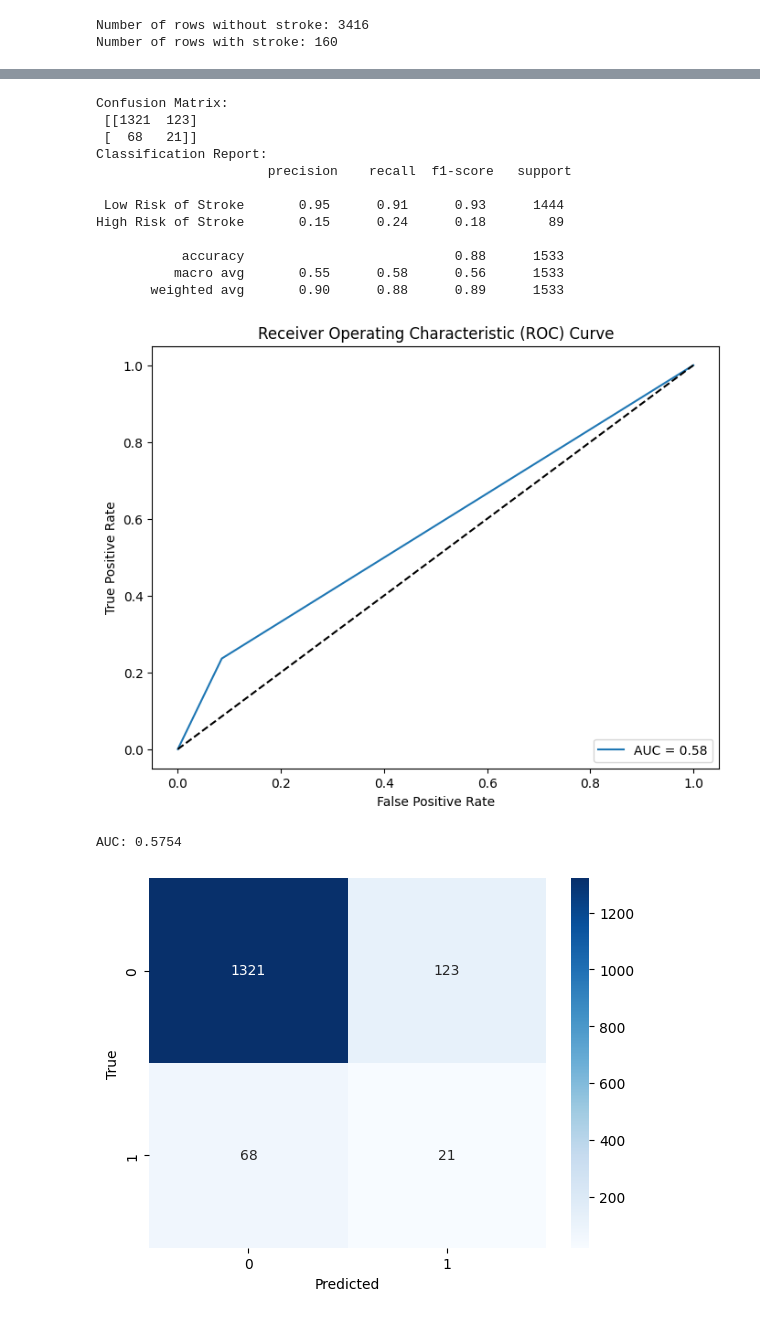
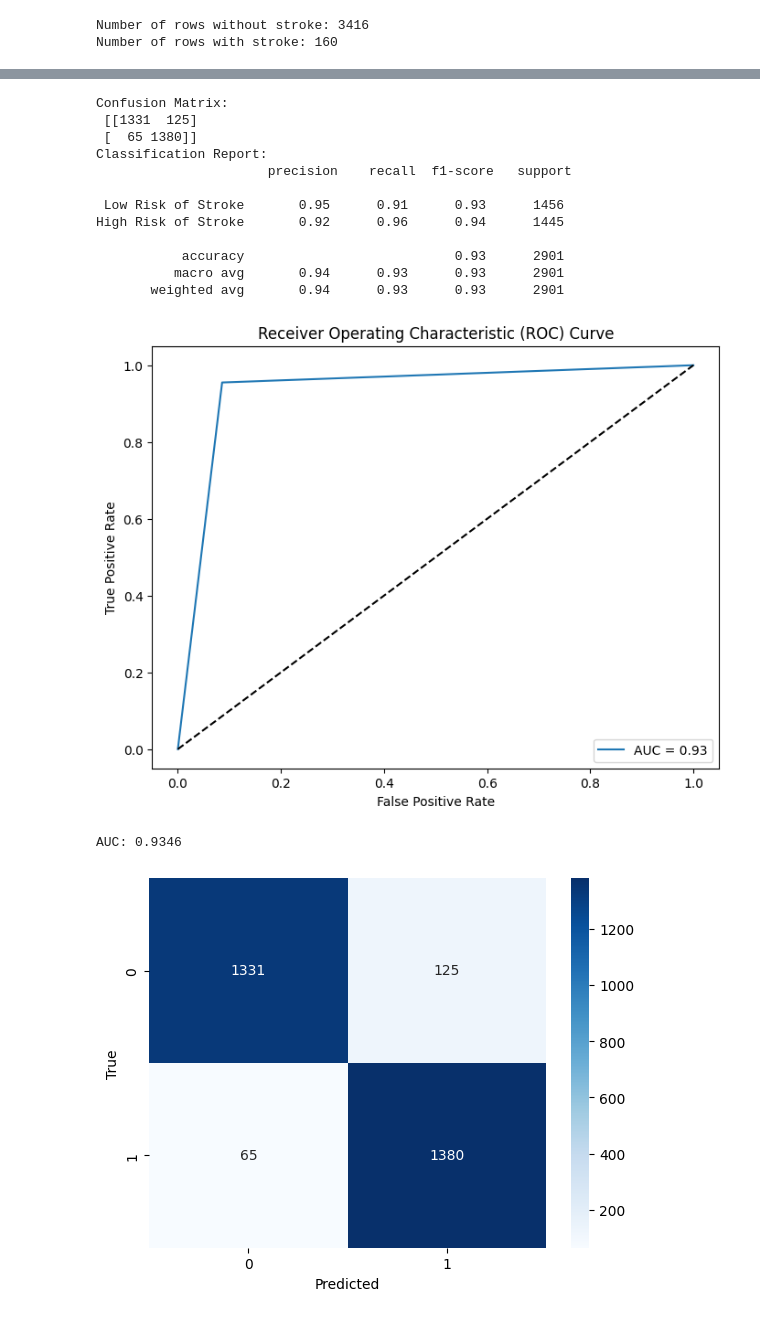
Before and after one commit to WSNekoWay/AI_ALP_Bryan---Hans, a Jupyter notebook: random_forest_stroke.ipynb, the cells around one changed output, grey strips where cells are left out. Drawn from its saved outputs; the diff is of its cells as text; code cells hidden in the pictures.

```diff
--- a/random_forest_stroke.ipynb
+++ b/random_forest_stroke.ipynb
@@ -426,3 +427,8 @@ X_train_smt, y_train_smt = smt.fit_resample(X_train, y_train)
+# %%
+smt  = SMOTE(random_state=42)
+X_smt, y_smt = smt.fit_resample(X, y)
+
+X_train_smt, X_test_smt, y_train_smt, y_test_smt = train_test_split(X_smt, y_smt, test_size=0.3, random_state=42)
 # %%
 print("X train: ", X_train_smt.shape)
 print("Y train: ", y_train_smt.shape)
@@ -447,3 +453,6 @@ Number of rows with stroke: 3416
+# %%
+X_train_smt[numerical_cols] = scaler.fit_transform(X_train_smt[numerical_cols])
+X_test_smt[numerical_cols] = scaler.transform(X_test_smt[numerical_cols])
 # %%
 best_params = None
 
@@ -517,6 +527,8 @@ AUC: 0.5940
 # %%
 adasyn = ADASYN(sampling_strategy='minority', random_state=42, n_neighbors=5)
-X_train_adasyn, y_train_adasyn = adasyn.fit_resample(X_train, y_train)
+X_adasyn, y_adasyn = adasyn.fit_resample(X, y)
+
+X_train_adasyn, X_test_adasyn, y_train_adasyn, y_test_adasyn = train_test_split(X_adasyn, y_adasyn, test_size=0.3, random_state=42)
 # %%
 print("X train: ", X_train_adasyn.shape)
 print("Y train: ", y_train_adasyn.shape)
@@ -541,3 +553,6 @@ Number of rows with stroke: 3467
+# %%
+X_train_adasyn[numerical_cols] = scaler.fit_transform(X_train_adasyn[numerical_cols])
+X_test_adasyn   [numerical_cols] = scaler.transform(X_test_adasyn  [numerical_cols])
 # %%
 best_params = None
 
@@ -567,48 +581,48 @@ RandomForestClassifier(class_weight='balanced', n_estimators=50,
 # %%
-y_pred = final_model.predict(X_test)
+y_pred_adasyn = final_model.predict(X_test_adasyn)
 
-conf_matrix = confusion_matrix(y_test, y_pred)
+conf_matrix = confusion_matrix(y_test_adasyn, y_pred_adasyn)
 print("Confusion Matrix:\n", conf_matrix)
 
 class_names = ['Low Risk of Stroke', 'High Risk of Stroke']
 
-class_report = classification_report(y_test, y_pred, target_names=class_names)
+class_report = classification_report(y_test_adasyn, y_pred_adasyn, target_names=class_names)
 print("Classification Report:\n", class_report)
 
-fpr, tpr, thresholds = roc_curve(y_test, y_pred)
-roc_auc = roc_auc_score(y_test, y_pred)
+fpr, tpr, thresholds = roc_curve(y_test_adasyn, y_pred_adasyn)
+roc_auc = roc_auc_score(y_test_adasyn, y_pred_adasyn)
 
 plt.figure(figsize=(8, 6))
 plt.plot(fpr, tpr, label=f'AUC = {roc_auc:.2f}')
 plt.plot([0, 1], [0, 1], 'k--')
 plt.xlabel('False Positive Rate')
 plt.ylabel('True Positive Rate')
 plt.title('Receiver Operating Characteristic (ROC) Curve')
 plt.legend(loc='lower right')
 plt.show()
 
 print(f"AUC: {roc_auc:.4f}")
 
 sns.heatmap(conf_matrix, annot=True, fmt='d', cmap='Blues')
 plt.xlabel('Predicted')
 plt.ylabel('True')
 plt.show()
 # %% [output]
 Confusion Matrix:
- [[1321  123]
- [  68   21]]
+ [[1331  125]
+ [  65 1380]]
 Classification Report:
                       precision    recall  f1-score   support
 
- Low Risk of Stroke       0.95      0.91      0.93      1444
-High Risk of Stroke       0.15      0.24      0.18        89
+ Low Risk of Stroke       0.95      0.91      0.93      1456
+High Risk of Stroke       0.92      0.96      0.94      1445
 
-           accuracy                           0.88      1533
-          macro avg       0.55      0.58      0.56      1533
-       weighted avg       0.90      0.88      0.89      1533
+           accuracy                           0.93      2901
+          macro avg       0.94      0.93      0.93      2901
+       weighted avg       0.94      0.93      0.93      2901
-[figure, old version]
+[figure, new version]
-AUC: 0.5754
+AUC: 0.9346
-[figure, old version]
+[figure, new version]
 # %%
 
 # data_to_predict = {
```
Also changed, not shown: parts of 19 cells of this notebook, 2 other files.
